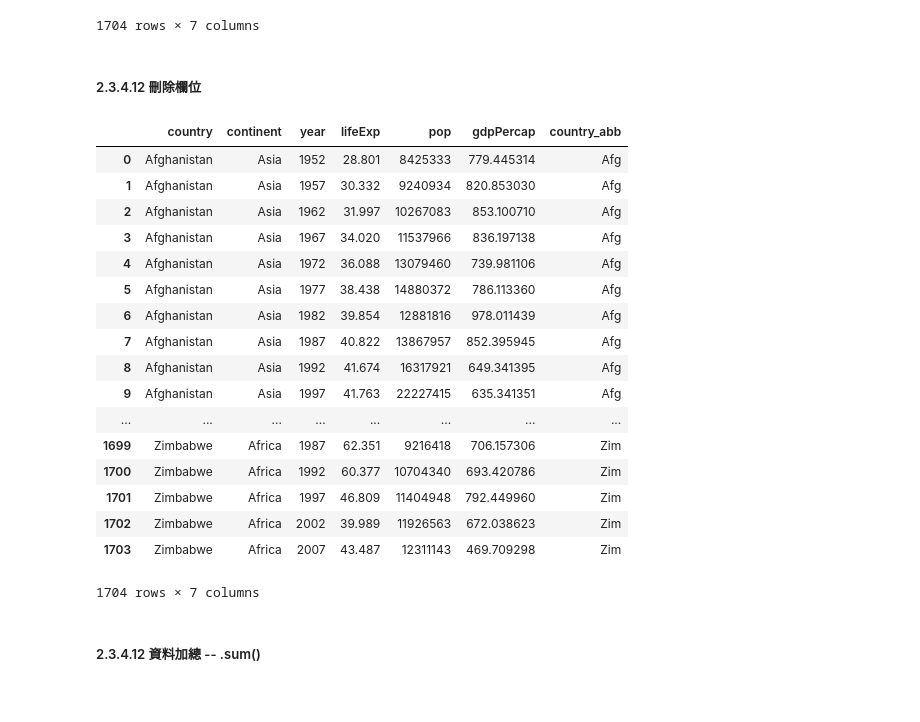
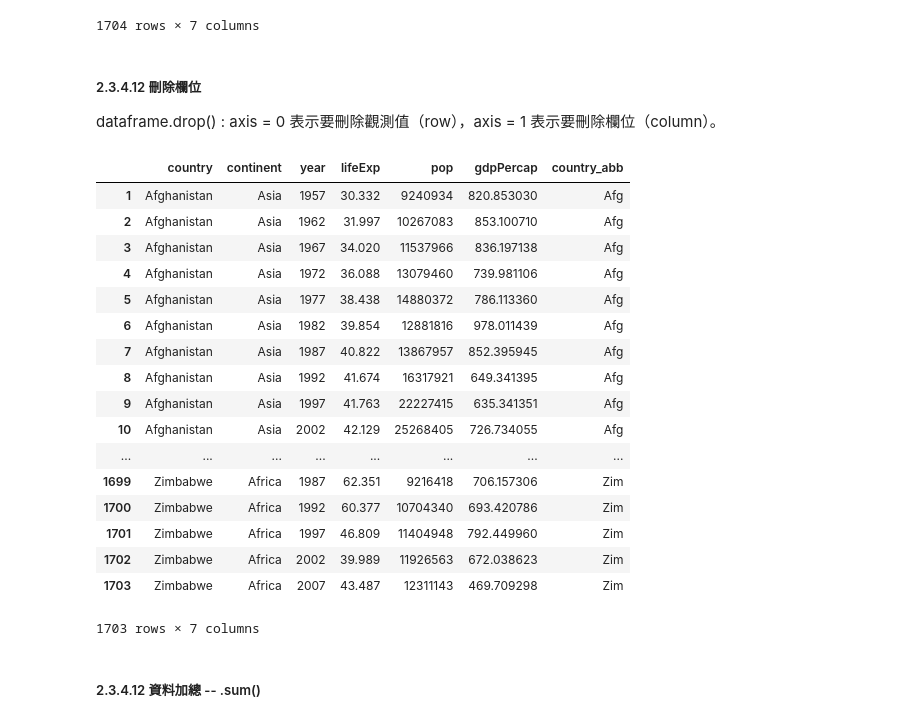
Before and after one commit to cylin1123/python123, a Jupyter notebook: DataAnalysis.ipynb, the cells around one changed output. Drawn from its saved outputs; the diff is of its cells as text; code cells hidden in the pictures.

```diff
--- a/DataAnalysis.ipynb
+++ b/DataAnalysis.ipynb
@@ -766,12 +885,14 @@ gapminder
 1704 rows × 7 columns
 # %% [markdown]
 ##### 2.3.4.12  刪除欄位
+
+dataframe.drop() : axis = 0 表示要刪除觀測值（row），axis = 1 表示要刪除欄位（column）。
 # %%
-gapminder.drop('country_abb',axis=1)
+gapminder = gapminder.drop(0,axis=0)
+#gapminder = gapminder.drop('country_abb',axis=1)
 gapminder
 # %% [output]
 |  | country | continent | year | lifeExp | pop | gdpPercap | country_abb |
-| 0 | Afghanistan | Asia | 1952 | 28.801 | 8425333 | 779.445314 | Afg |
 | 1 | Afghanistan | Asia | 1957 | 30.332 | 9240934 | 820.853030 | Afg |
 | 2 | Afghanistan | Asia | 1962 | 31.997 | 10267083 | 853.100710 | Afg |
 | 3 | Afghanistan | Asia | 1967 | 34.020 | 11537966 | 836.197138 | Afg |
@@ -781,13 +902,14 @@ gapminder
 | 7 | Afghanistan | Asia | 1987 | 40.822 | 13867957 | 852.395945 | Afg |
 | 8 | Afghanistan | Asia | 1992 | 41.674 | 16317921 | 649.341395 | Afg |
 | 9 | Afghanistan | Asia | 1997 | 41.763 | 22227415 | 635.341351 | Afg |
+| 10 | Afghanistan | Asia | 2002 | 42.129 | 25268405 | 726.734055 | Afg |
 | ... | ... | ... | ... | ... | ... | ... | ... |
 | 1699 | Zimbabwe | Africa | 1987 | 62.351 | 9216418 | 706.157306 | Zim |
 | 1700 | Zimbabwe | Africa | 1992 | 60.377 | 10704340 | 693.420786 | Zim |
 | 1701 | Zimbabwe | Africa | 1997 | 46.809 | 11404948 | 792.449960 | Zim |
 | 1702 | Zimbabwe | Africa | 2002 | 39.989 | 11926563 | 672.038623 | Zim |
 | 1703 | Zimbabwe | Africa | 2007 | 43.487 | 12311143 | 469.709298 | Zim |
-1704 rows × 7 columns
+1703 rows × 7 columns
 # %% [markdown]
 ##### 2.3.4.12 資料加總 -- .sum()
 # %%
```
Also changed, not shown: parts of 25 cells of this notebook, 3 other files.
